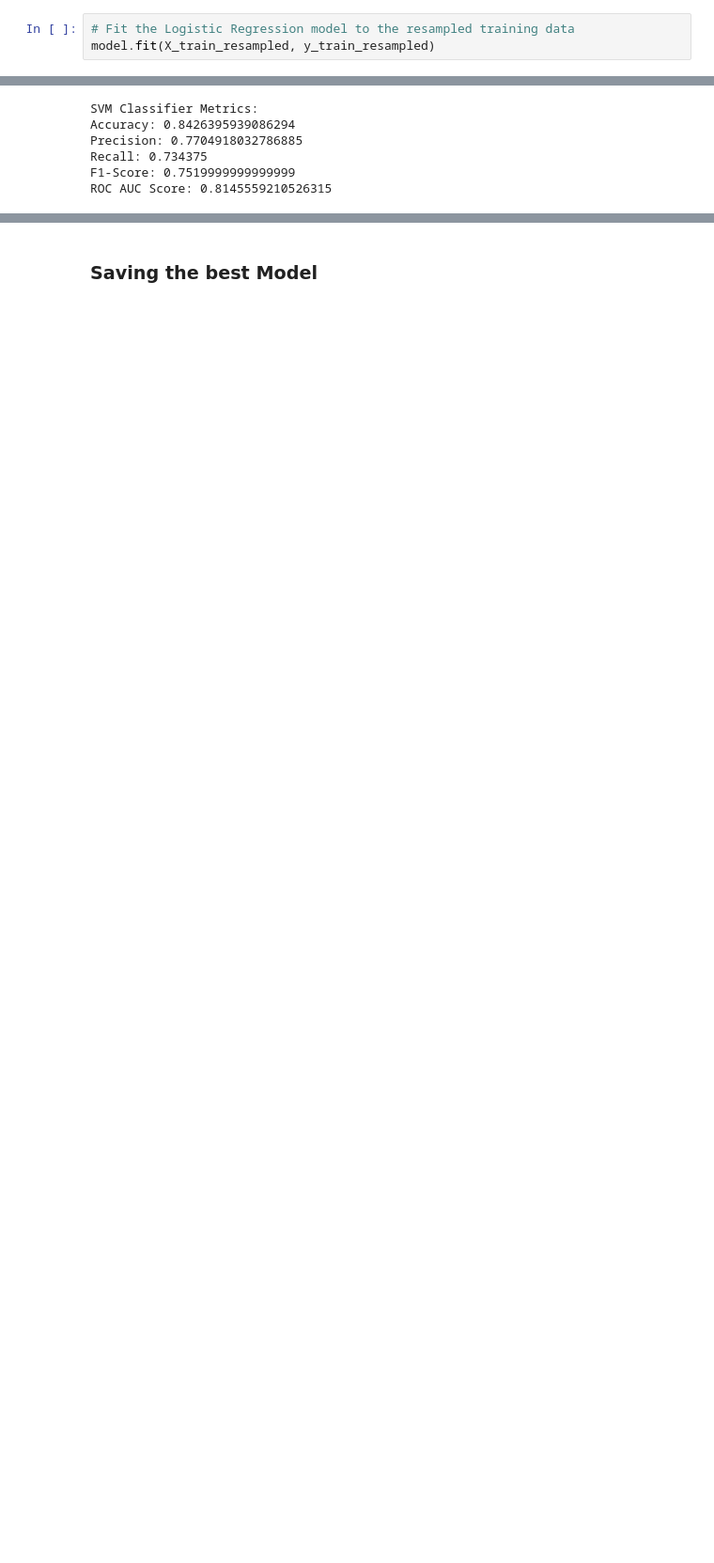
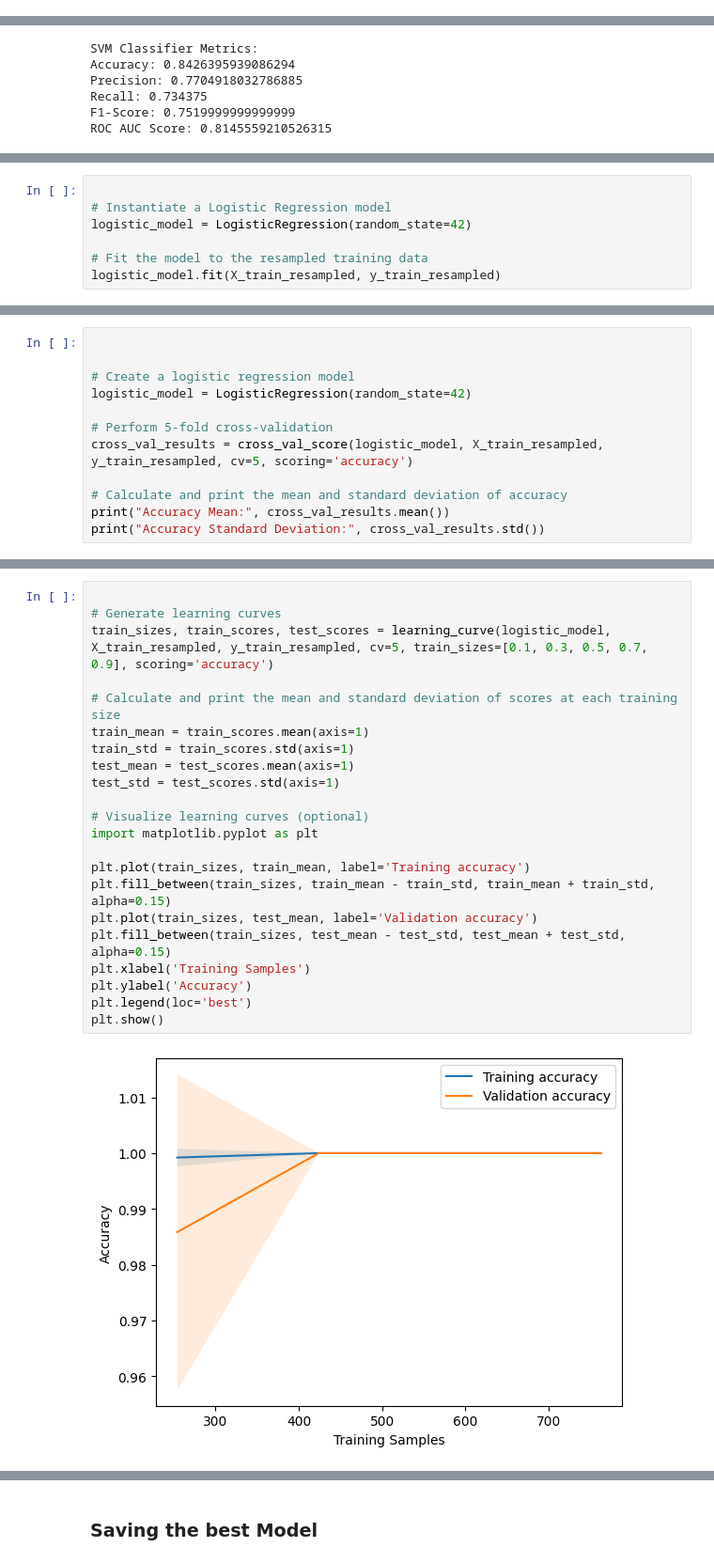
Before and after one commit to Preencez/Malaria-prediction-With-FastApi, a Jupyter notebook: Dataset/Malaria Notebook.ipynb, the cells around one changed output, grey strips where cells are left out. Shown at 94% size. Saved outputs shown, nothing was run; the diff lists cells and outputs as text; blank space fills up the shorter version.

Commit message:
model saved

```diff
--- a/Dataset/Malaria Notebook.ipynb
+++ b/Dataset/Malaria Notebook.ipynb
@@ -646,3 +635,0 @@ model = LogisticRegression()
-# %%
-# Fit the Logistic Regression model to the resampled training data
-model.fit(X_train_resampled, y_train_resampled)
@@ -796,0 +755,7 @@ Macro Avg  [0.45, 0.48, 0.46, 1820]
+# %%
+
+# Instantiate a Logistic Regression model
+logistic_model = LogisticRegression(random_state=42)
+
+# Fit the model to the resampled training data
+logistic_model.fit(X_train_resampled, y_train_resampled)
@@ -796,0 +843,12 @@ Macro Avg  [0.45, 0.48, 0.46, 1820]
+# %%
+
+
+# Create a logistic regression model
+logistic_model = LogisticRegression(random_state=42)
+
+# Perform 5-fold cross-validation
+cross_val_results = cross_val_score(logistic_model, X_train_resampled, y_train_resampled, cv=5, scoring='accuracy')
+
+# Calculate and print the mean and standard deviation of accuracy
+print("Accuracy Mean:", cross_val_results.mean())
+print("Accuracy Standard Deviation:", cross_val_results.std())
@@ -796,0 +862,24 @@ Macro Avg  [0.45, 0.48, 0.46, 1820]
+# %%
+
+# Generate learning curves
+train_sizes, train_scores, test_scores = learning_curve(logistic_model, X_train_resampled, y_train_resampled, cv=5, train_sizes=[0.1, 0.3, 0.5, 0.7, 0.9], scoring='accuracy')
+
+# Calculate and print the mean and standard deviation of scores at each training size
+train_mean = train_scores.mean(axis=1)
+train_std = train_scores.std(axis=1)
+test_mean = test_scores.mean(axis=1)
+test_std = test_scores.std(axis=1)
+
+# Visualize learning curves (optional)
+import matplotlib.pyplot as plt
+
+plt.plot(train_sizes, train_mean, label='Training accuracy')
+plt.fill_between(train_sizes, train_mean - train_std, train_mean + train_std, alpha=0.15)
+plt.plot(train_sizes, test_mean, label='Validation accuracy')
+plt.fill_between(train_sizes, test_mean - test_std, test_mean + test_std, alpha=0.15)
+plt.xlabel('Training Samples')
+plt.ylabel('Accuracy')
+plt.legend(loc='best')
+plt.show()
+# %% [output]
+[figure, added]
```
Also changed, not shown: parts of 37 cells of this notebook, 2 other files.
